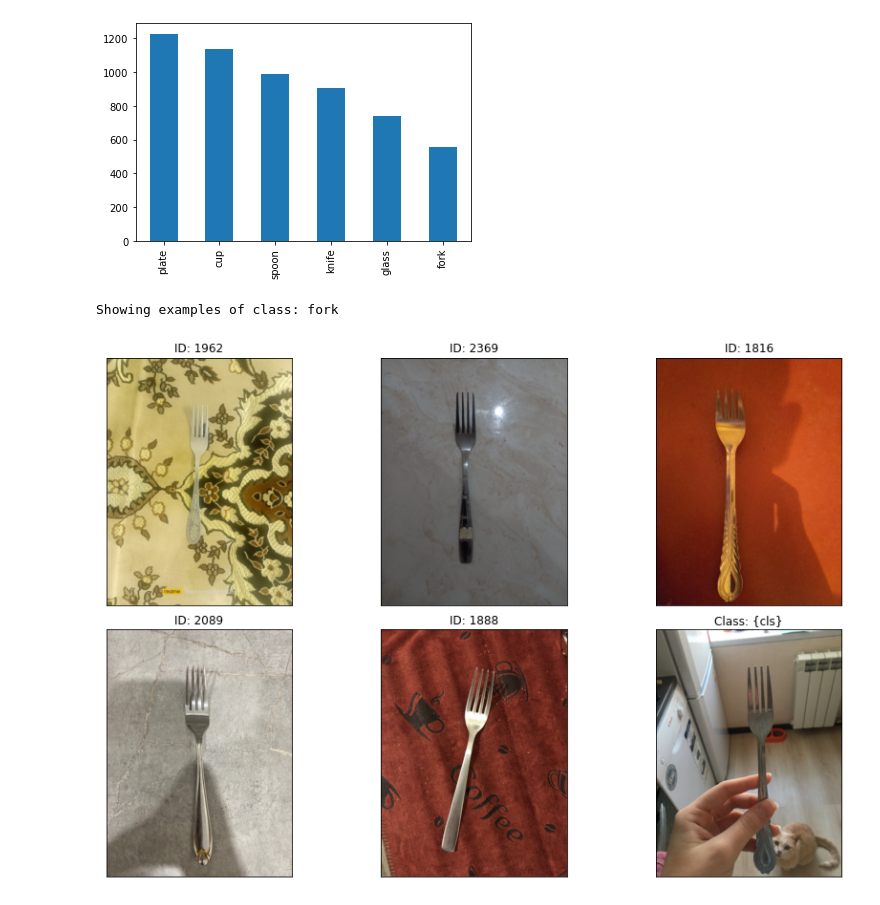
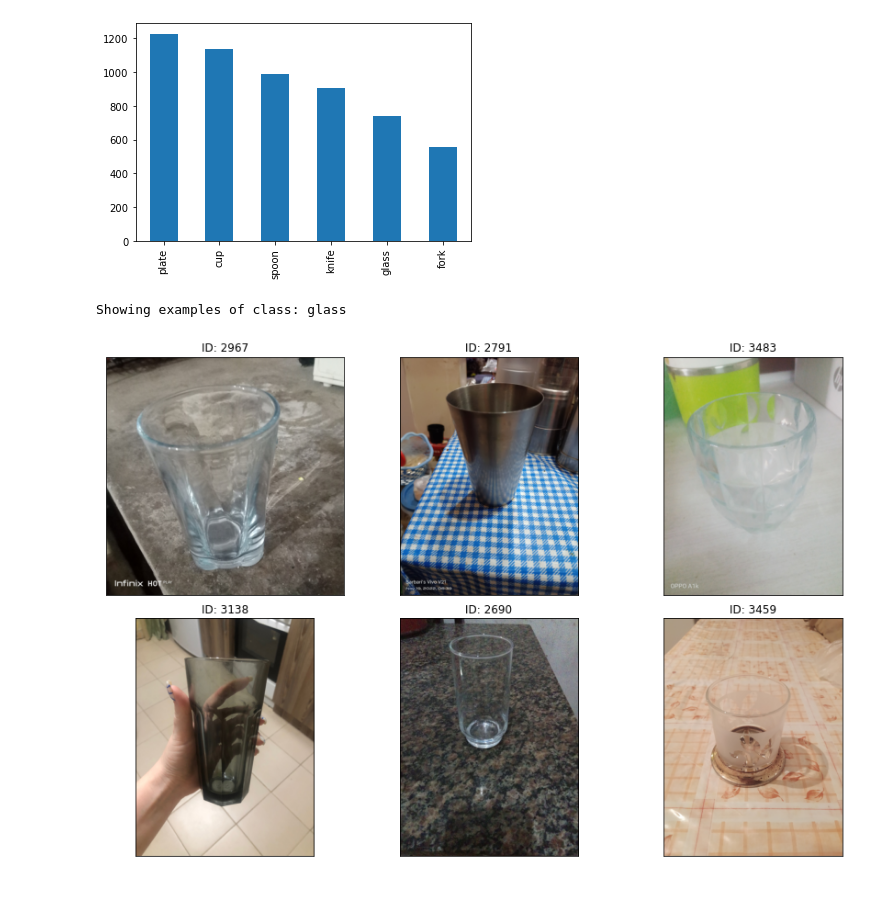
Before and after one commit to SergeiDBykov/kitchenware-classification, a Jupyter notebook: example.ipynb, the cells around one changed output. Saved outputs shown, nothing was run; the diff lists cells and outputs as text; code cells hidden in the pictures.

Commit message:
updated example

```diff
--- a/example.ipynb
+++ b/example.ipynb
@@ -9,7 +18,7 @@ train_labels.label.value_counts().plot(kind='bar')
 # %%
 
 
-show_train_example('fork')
+show_train_example('glass')
 # %% [output]
-Showing examples of class: fork
+Showing examples of class: glass
-[figure, old version]
+[figure, new version]
```
Also changed, not shown: parts of 7 cells of this notebook, 1 other file.
